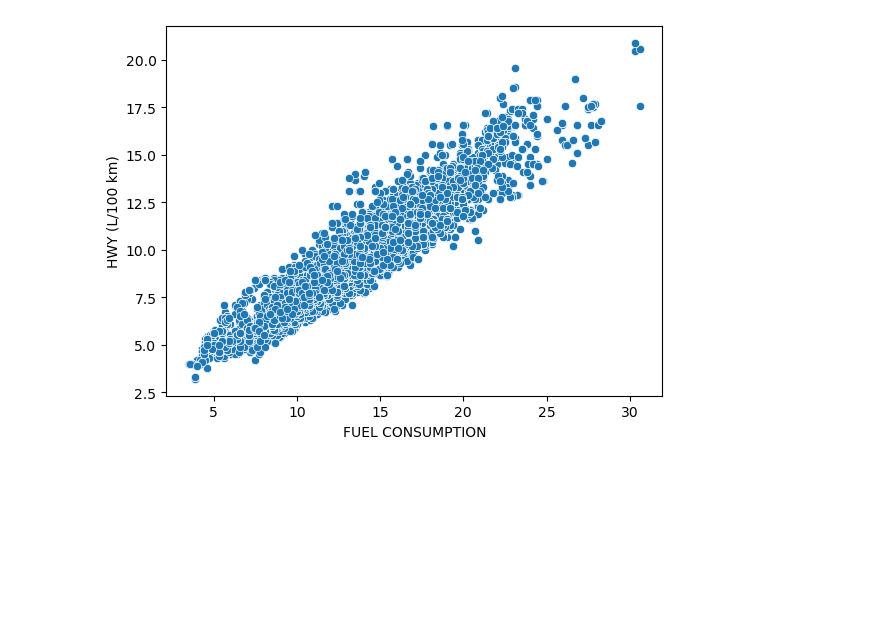
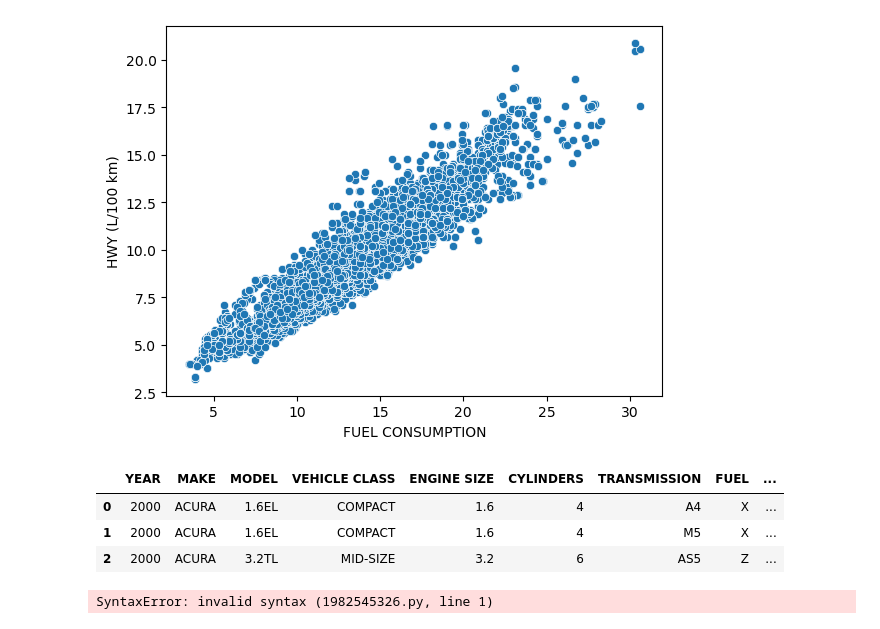
Before and after one commit to BSU04/py_viz_pract, a Jupyter notebook: fuel consumption .ipynb, the cells around one changed output. Saved outputs shown, nothing was run; the diff lists cells and outputs as text; code cells hidden in the pictures; blank space fills up the shorter version.

```diff
--- a/fuel consumption .ipynb
+++ b/fuel consumption .ipynb
@@ -187,3 +187,17 @@ sns.scatterplot(x="FUEL CONSUMPTION",y="COMB (L/100 km)",data=df);
 sns.scatterplot(x="FUEL CONSUMPTION",y="HWY (L/100 km)",data=df);
 # %% [output]
 [figure]
+# %%
+df.head(3)
+# %% [output]
+|  | YEAR | MAKE | MODEL | VEHICLE CLASS | ENGINE SIZE | CYLINDERS | TRANSMISSION | FUEL | ... |
+| 0 | 2000 | ACURA | 1.6EL | COMPACT | 1.6 | 4 | A4 | X | ... |
+| 1 | 2000 | ACURA | 1.6EL | COMPACT | 1.6 | 4 | M5 | X | ... |
+| 2 | 2000 | ACURA | 3.2TL | MID-SIZE | 3.2 | 6 | AS5 | Z | ... |
+# %%
+list 1 = df["FUEL CONSUMPTION"]
+list 2 = df["HWY (L/100 km)"]
+corr, _ = pearsonr(list1,list2)
+print("correlation coefficient is %.4f" % corr)
+# %% [output]
+SyntaxError: invalid syntax (1982545326.py, line 1)
```
